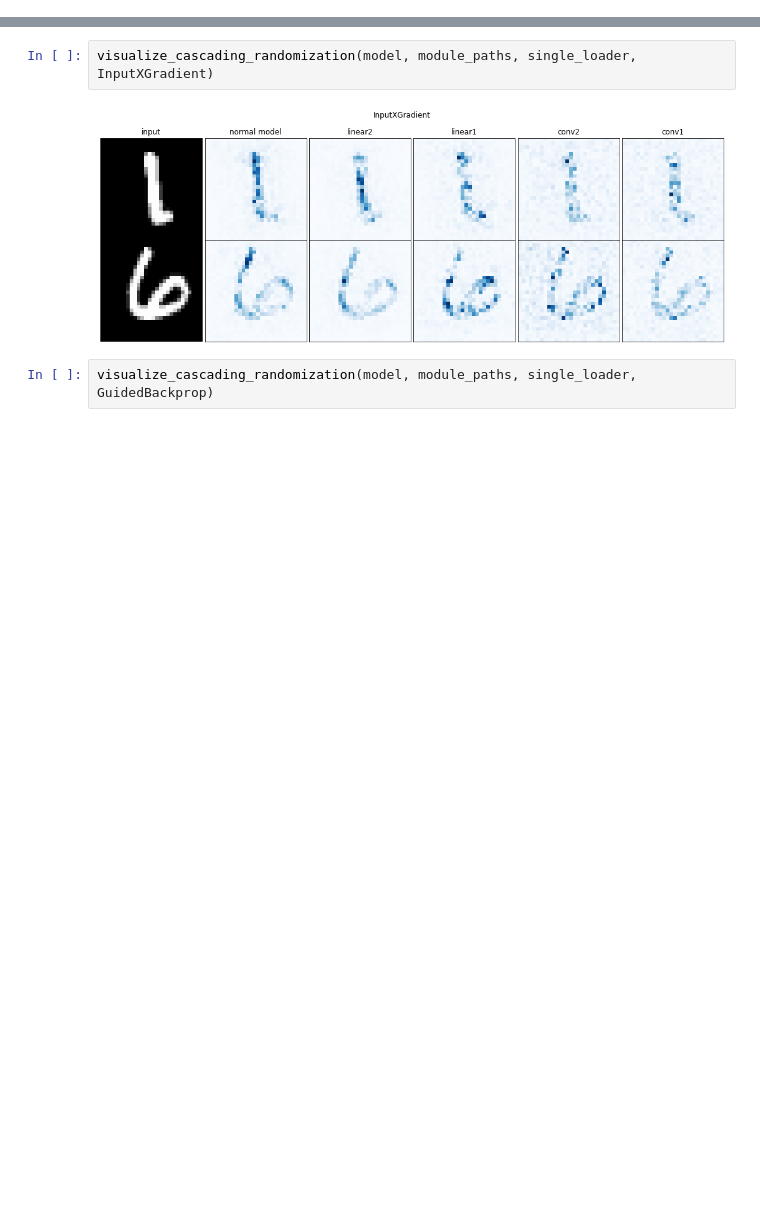
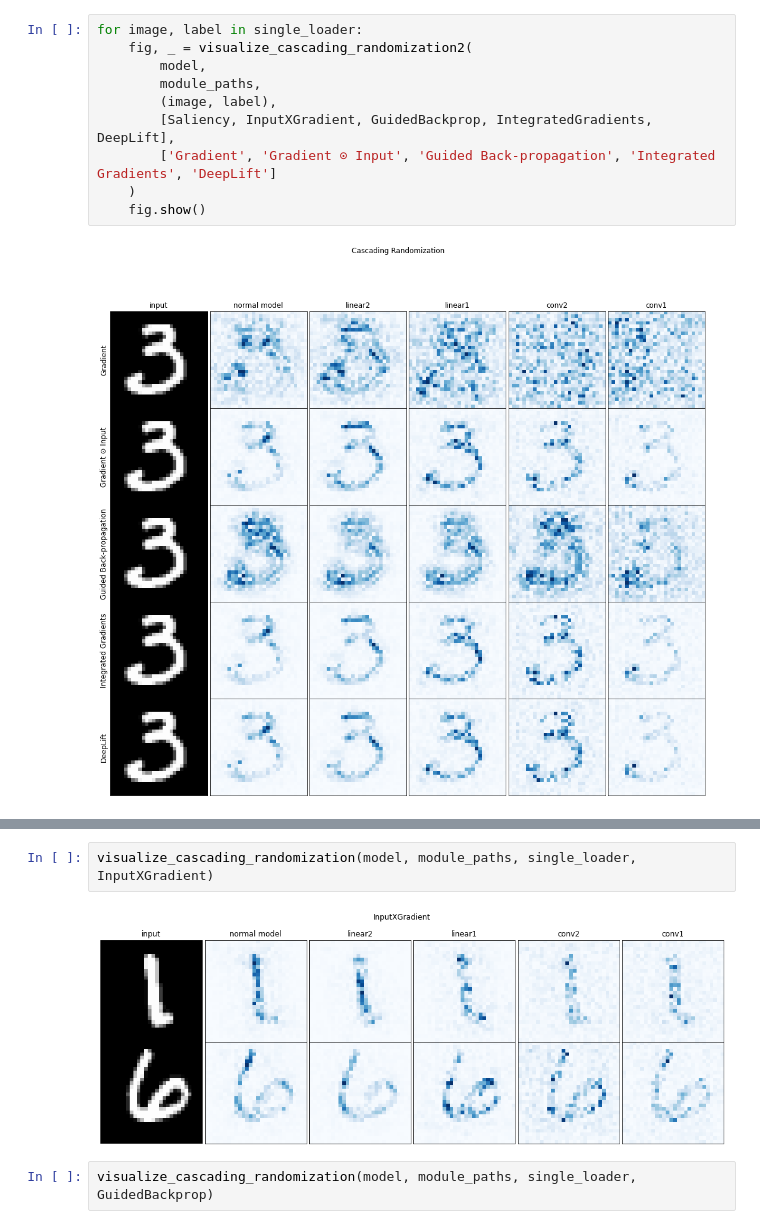
Before and after one commit to Heyjuke58/sanity_checks_pytorch, a Jupyter notebook: cascading_randomization_mnist.ipynb, the cells around one changed output, grey strips where cells are left out. Cells and saved outputs as stored; diff of their text form; blank space fills up the shorter version.

```diff
--- a/cascading_randomization_mnist.ipynb
+++ b/cascading_randomization_mnist.ipynb
@@ -279,0 +258,12 @@ for image, label in single_loader:
+# %%
+for image, label in single_loader:
+    fig, _ = visualize_cascading_randomization2(
+        model,
+        module_paths,
+        (image, label),
+        [Saliency, InputXGradient, GuidedBackprop, IntegratedGradients, DeepLift],
+        ['Gradient', 'Gradient ⊙ Input', 'Guided Back-propagation', 'Integrated Gradients', 'DeepLift']
+    )
+    fig.show()
+# %% [output]
+[figure, added]
```
Also changed, not shown: parts of 10 cells of this notebook.
